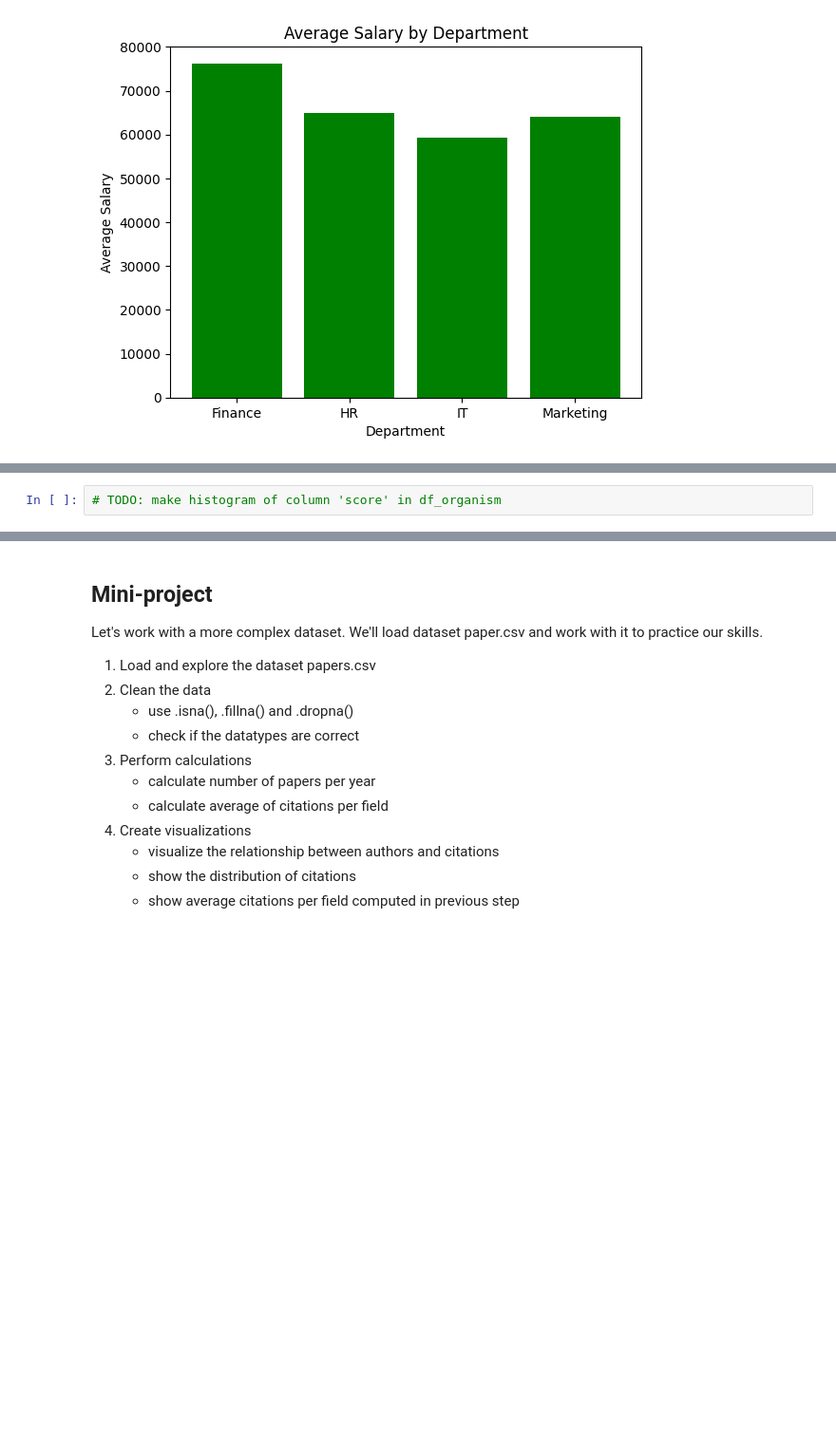
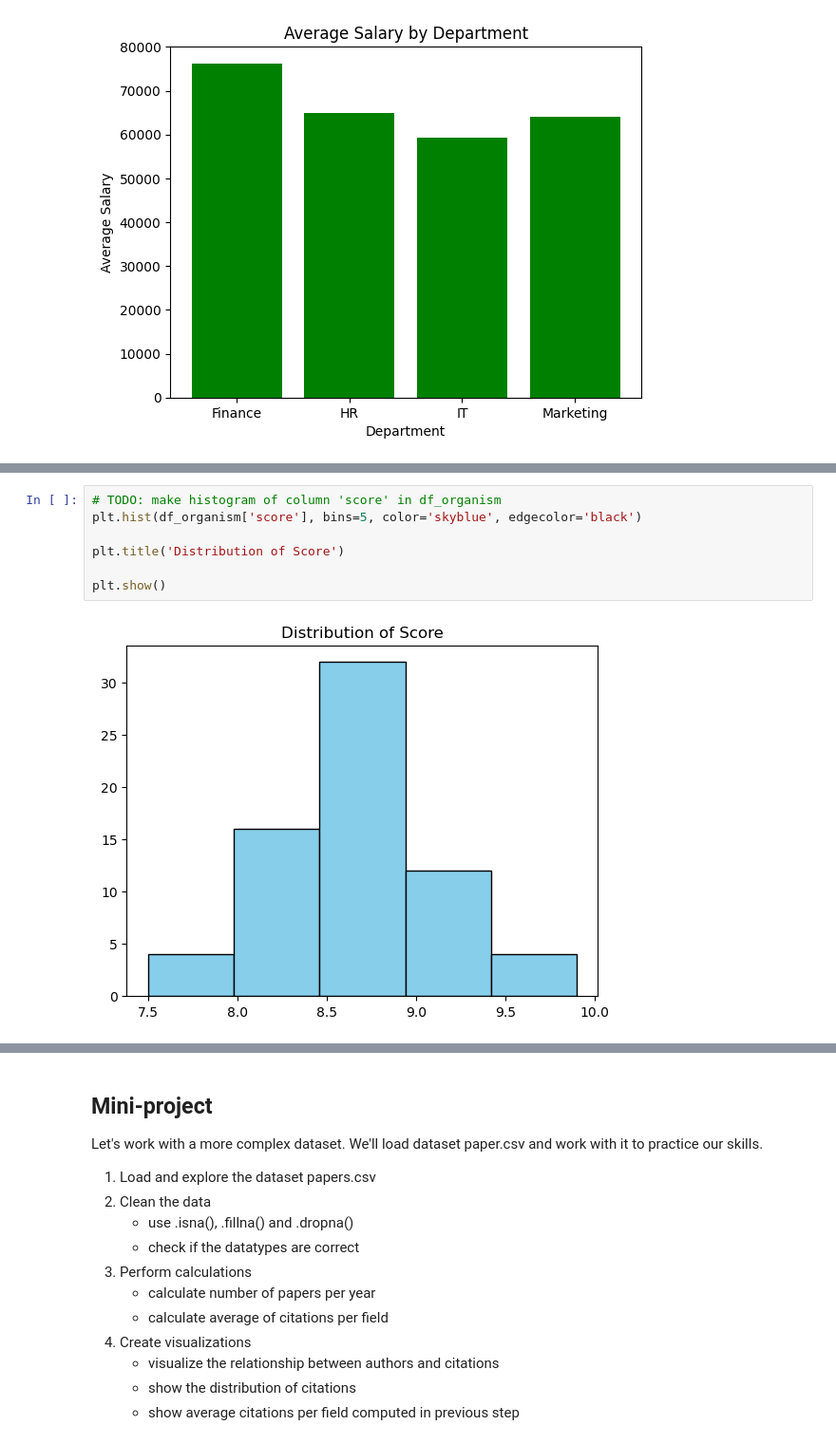
Before and after one commit to rse-cuni/training-materials, a Jupyter notebook: Data-analysis-Python/01_data_analysis_and_visualization_solution.ipynb, the cells around one changed output, grey strips where cells are left out. Shown at 95% size. Cells and saved outputs as stored; diff of their text form; blank space fills up the shorter version.

```diff
--- a/Data-analysis-Python/01_data_analysis_and_visualization_solution.ipynb
+++ b/Data-analysis-Python/01_data_analysis_and_visualization_solution.ipynb
@@ -457,5 +554,12 @@ plt.show()
 [figure]
 # %%
 # TODO: make histogram of column 'score' in df_organism
+plt.hist(df_organism['score'], bins=5, color='skyblue', edgecolor='black')
+
+plt.title('Distribution of Score')
+
+plt.show()
+# %% [output]
+[figure, added]
 # %%
 # TODO: show relationship with scatter plot between 'size' and 'score' columns
```
Also changed, not shown: parts of 21 cells of this notebook, 3 other files.
